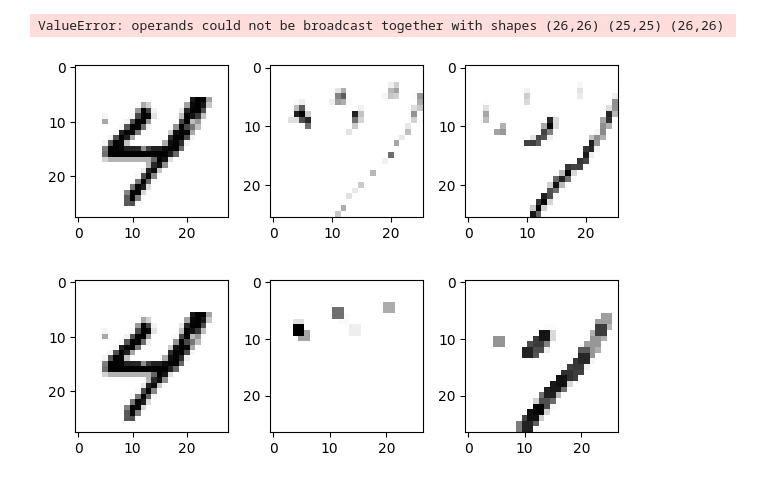
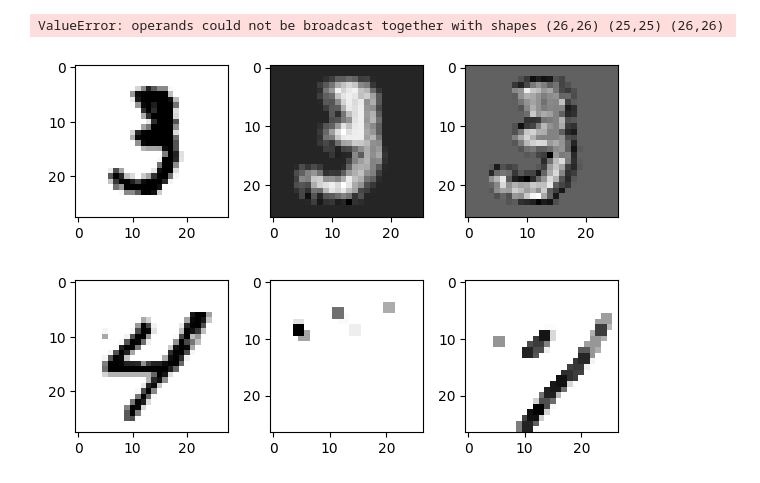
Before and after one commit to pquynhvu/TDA, a Jupyter notebook: mnist_pytorch.ipynb, the cells around one changed output. Cells and saved outputs as stored; diff of their text form; code cells hidden in the pictures.

```diff
--- a/mnist_pytorch.ipynb
+++ b/mnist_pytorch.ipynb
@@ -134,7 +132,7 @@ layer_names
 # %%
-conv1_W, conv1_b = mnist_cnn.layers[layer_names.index('conv2d_4')].get_weights()
-conv2_W, conv2_b = mnist_cnn.layers[layer_names.index('conv2d_5')].get_weights()
-dense_W, dense_b = mnist_cnn.layers[layer_names.index('dense_2')].get_weights()
+conv1_W, conv1_b = mnist_cnn.layers[layer_names.index('conv2d')].get_weights()
+conv2_W, conv2_b = mnist_cnn.layers[layer_names.index('conv2d')].get_weights()
+dense_W, dense_b = mnist_cnn.layers[layer_names.index('dense')].get_weights()
 # %%
 def same_padding(image, filter, stride):
     sample_size, img_height, img_width = image.shape[0], image.shape[1], image.shape[2]
@@ -170,0 +230,3 @@ def get_start_index(output_height, output_width, stride_height, stride_width, ke
+# %%
+  convo1_out = convolve(x_train_subset, weights=conv1_W)
+  convo1_out[10,:,:,1]
@@ -321,16 +284,16 @@ convo2_maxpool = max_pooling(convo2_output, pool_size=(2,2), stride=(2,2))
 # %% [output]
 ValueError: operands could not be broadcast together with shapes (26,26) (25,25) (26,26)
 # %%
-idx=89
+idx=10
 fig, axs = plt.subplots(1, 3, figsize=(6, 3))
 axs[0].imshow(x_train_subset[idx], cmap=matplotlib.cm.binary)
-axs[1].imshow(convo2_output[idx,:,:,0], cmap=matplotlib.cm.binary)
-axs[2].imshow(convo2_output[idx,:,:,1], cmap=matplotlib.cm.binary)
+axs[1].imshow(convo1_out[idx,:,:,0], cmap=matplotlib.cm.binary)
+axs[2].imshow(convo1_out[idx,:,:,1], cmap=matplotlib.cm.binary)
 ax.axis('off')
 plt.tight_layout()
 plt.show()
 # %% [output]
-[figure, old version]
+[figure, new version]
 # %%
 fig, axs = plt.subplots(1, 3, figsize=(6, 3))
 axs[0].imshow(x_train_subset[idx], cmap=matplotlib.cm.binary)
```
Also changed, not shown: parts of 11 cells of this notebook.
